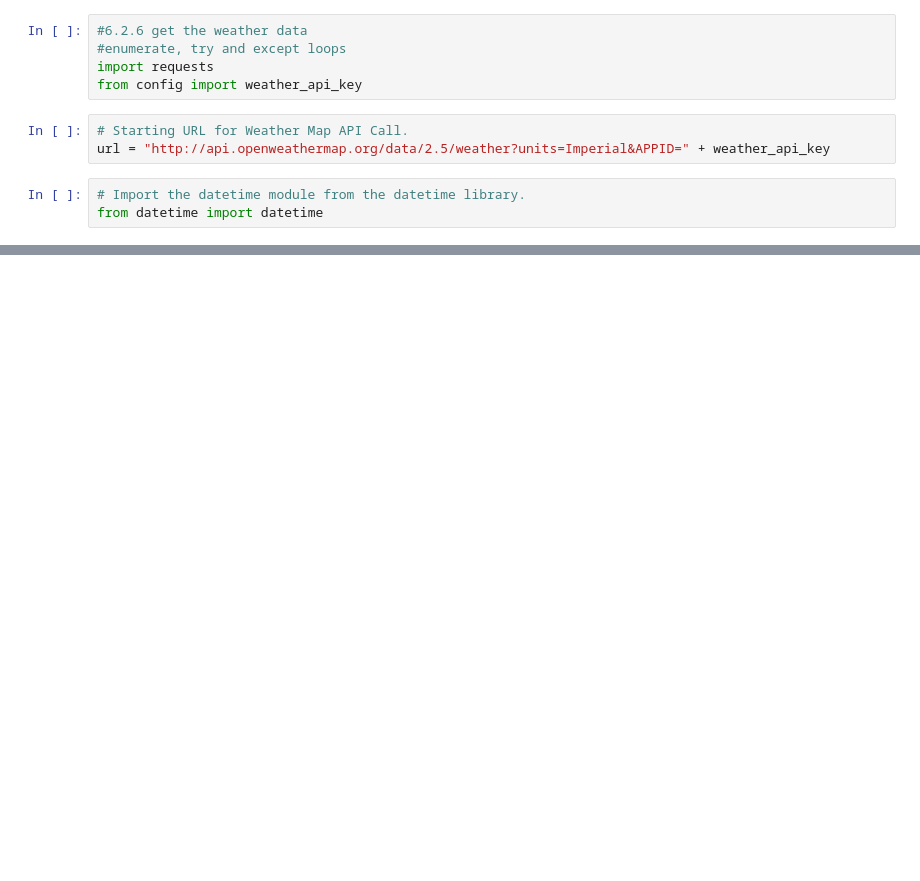
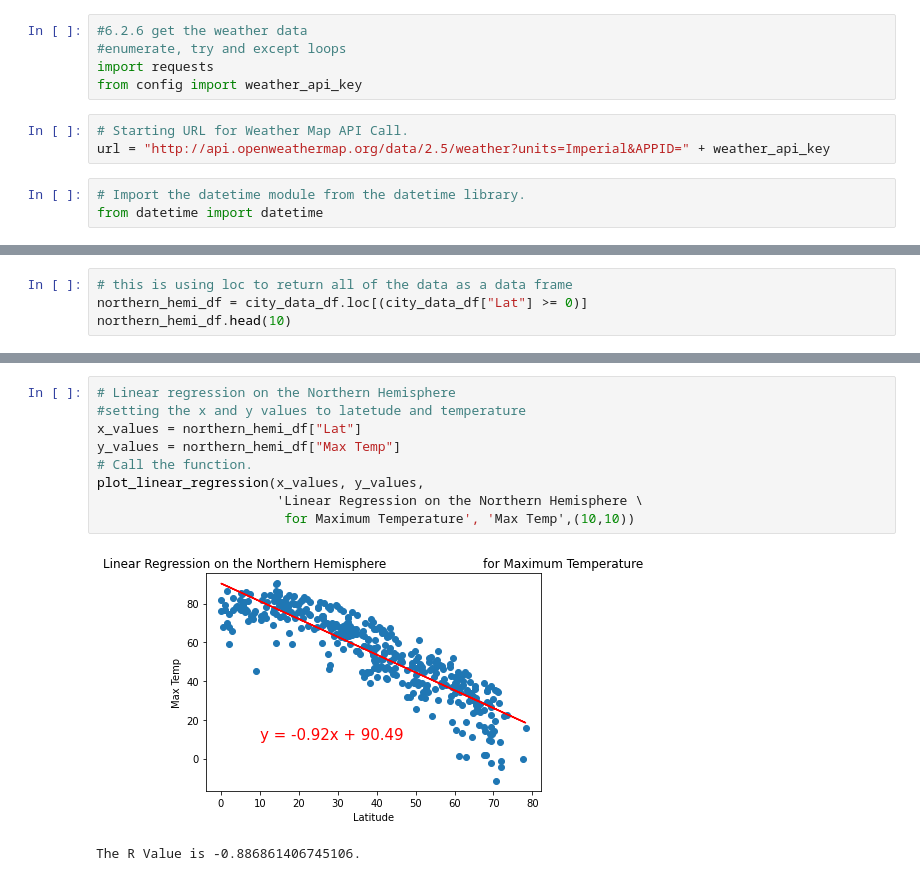
Before and after one commit to chefcramer/World_Weather_Analysis, a Jupyter notebook: WeatherPy.ipynb, the cells around one changed output, grey strips where cells are left out. Drawn from its saved outputs; the diff is of its cells as text; blank space fills up the shorter version.

```diff
--- a/WeatherPy.ipynb
+++ b/WeatherPy.ipynb
@@ -280,0 +321,4 @@ def plot_linear_regression(x_values, y_values, title, y_label, text_coordinates)
+# %%
+# this is using loc to return all of the data as a data frame
+northern_hemi_df = city_data_df.loc[(city_data_df["Lat"] >= 0)]
+northern_hemi_df.head(10)
@@ -280,0 +352,12 @@ def plot_linear_regression(x_values, y_values, title, y_label, text_coordinates)
+# %%
+# Linear regression on the Northern Hemisphere
+#setting the x and y values to latetude and temperature
+x_values = northern_hemi_df["Lat"]
+y_values = northern_hemi_df["Max Temp"]
+# Call the function.
+plot_linear_regression(x_values, y_values,
+                       'Linear Regression on the Northern Hemisphere \
+                        for Maximum Temperature', 'Max Temp',(10,10))
+# %% [output]
+[figure, added]
+The R Value is -0.886861406745106.
```
Also changed, not shown: parts of 31 cells of this notebook, 7 other files.
